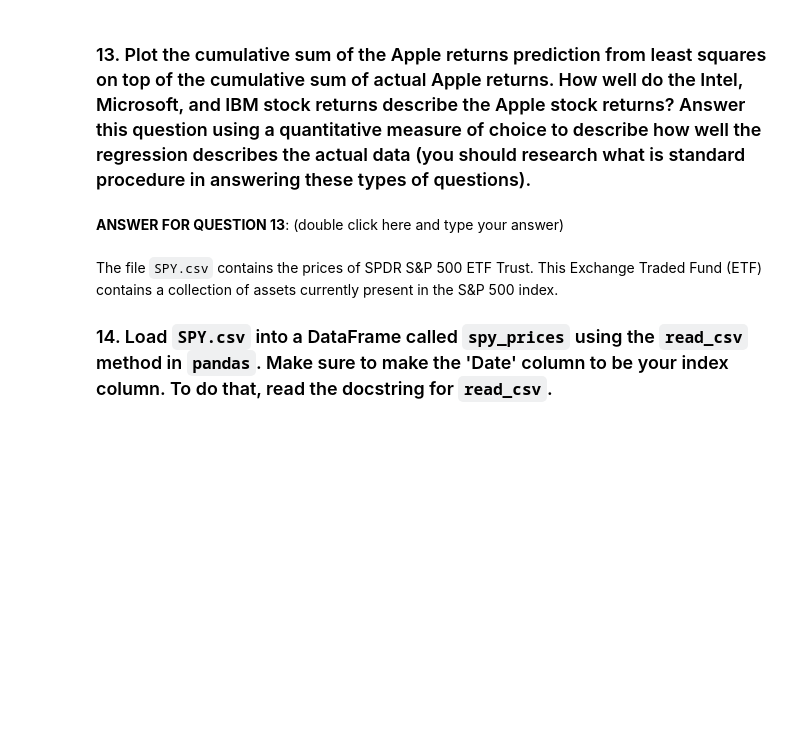
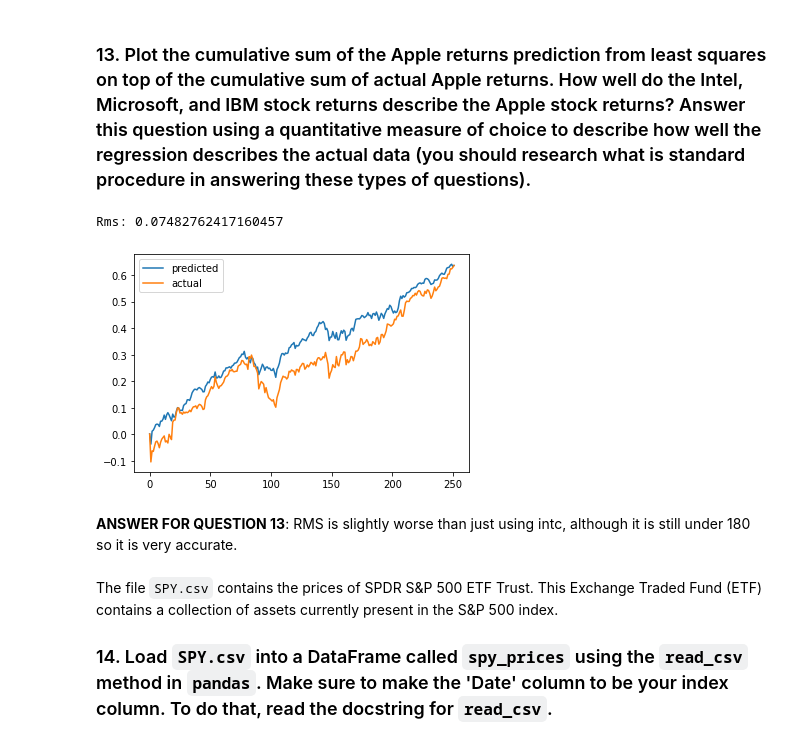
Before and after one commit to BenjiLuo/CodepathSwiftCourse-Prework, a Jupyter notebook: LinearAlgebra_project.ipynb, the cells around one changed output. Drawn from its saved outputs; the diff is of its cells as text; code cells hidden in the pictures; blank space fills up the shorter version.

```diff
--- a/LinearAlgebra_project.ipynb
+++ b/LinearAlgebra_project.ipynb
@@ -124,0 +232,12 @@ def lin_reg(x, y):
+# %%
+# code for question 12
+data = {"intc": intc,
+        "msft": msft,
+        "ibm": ibm}
+df = pd.concat(data,
+               axis = 1)
+
+aapl_predic2_coeff = lin_reg(df, y)
+aapl_predic2 = aapl_predic2_coeff[0][0] + (aapl_predic2_coeff[0][1] * intc) + (aapl_predic2_coeff[0][2] * msft) + (aapl_predic2_coeff[0][3] * ibm)
+aapl_predic2
+# aapl_predic2 = y
@@ -129,5 +259,23 @@ def lin_reg(x, y):
-# %% [markdown]
-**ANSWER FOR QUESTION 13**: (double click here and type your answer)
+# %%
+# code for question 13
+aapl2 = aapl_predic2.cumsum()
+aapl2.plot(label = "predicted")
+
+aapl_cumsum = aapl.cumsum()
+aapl_cumsum.plot(label = "actual")
+plt.legend()
+
+# RMSE is the square root of the mean squared error.
+from sklearn.metrics import mean_squared_error
+
+rms = mean_squared_error(aapl_cumsum, aapl2, squared=False)
+print("Rms:", rms)
+# RMS is good because <180.
+# %% [output]
+Rms: 0.07482762417160457
+[figure, added]
+# %% [markdown]
+**ANSWER FOR QUESTION 13**: RMS is slightly worse than just using intc, although it is still under 180 so it is very accurate.
 # %% [markdown]
 The file `SPY.csv` contains the prices of SPDR S&P 500 ETF Trust. This Exchange Traded Fund (ETF) contains a collection of assets currently present in the S&P 500 index.
 
```
Also changed, not shown: parts of 38 cells of this notebook.
